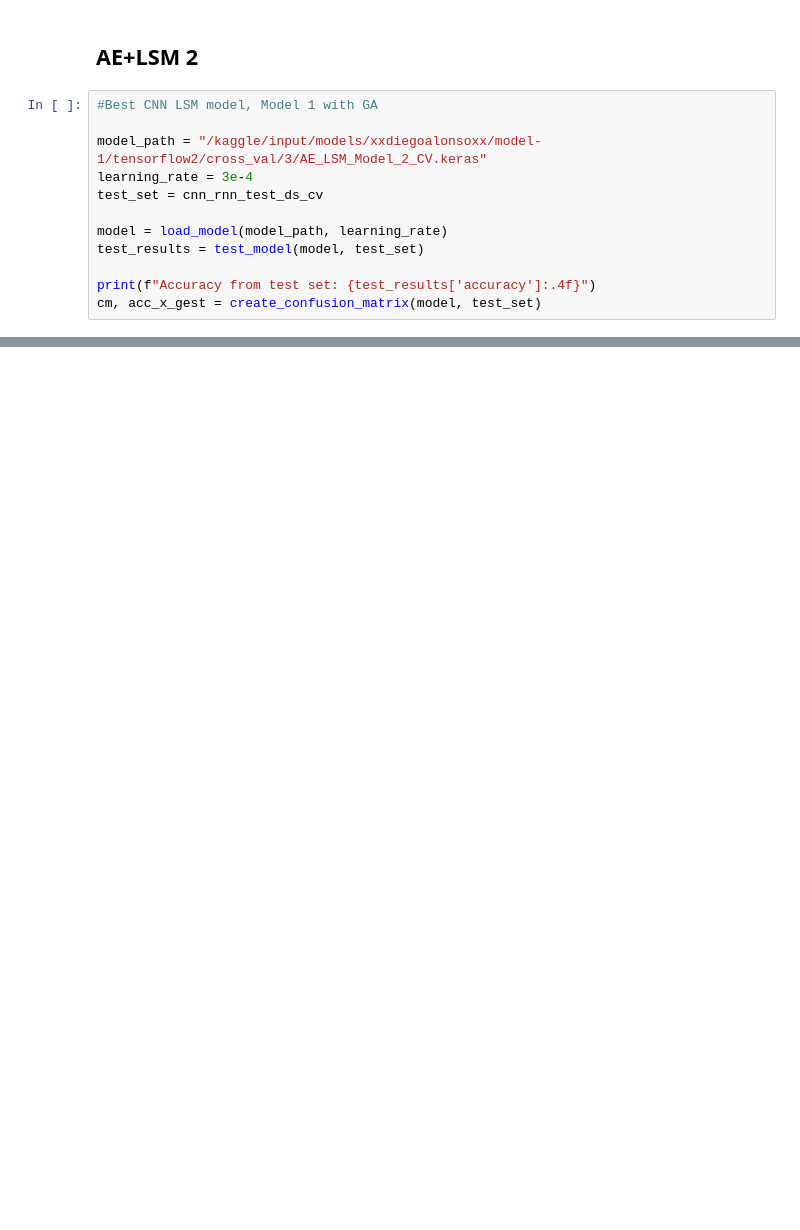
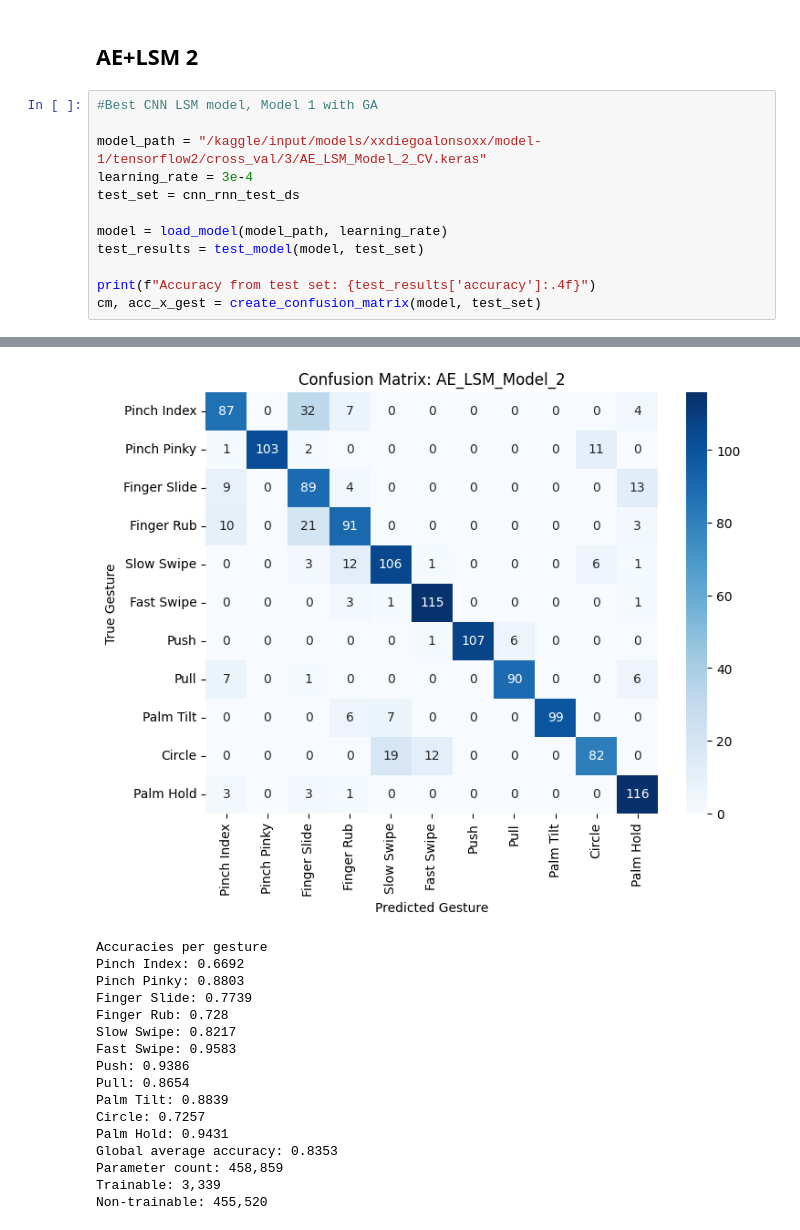
Before and after one commit to andradediana/ML4HD, a Jupyter notebook: demo-ml4hd.ipynb, the cells around one changed output, grey strips where cells are left out. Drawn from its saved outputs; the diff is of its cells as text; blank space fills up the shorter version.

```diff
--- a/demo-ml4hd.ipynb
+++ b/demo-ml4hd.ipynb
@@ -257,10 +386,11 @@ cm, acc_x_gest = create_confusion_matrix(model, test_set)
 
 model_path = "/kaggle/input/models/xxdiegoalonsoxx/model-1/tensorflow2/cross_val/3/AE_LSM_Model_2_CV.keras"
 learning_rate = 3e-4
-test_set = cnn_rnn_test_ds_cv
+test_set = cnn_rnn_test_ds
 
 model = load_model(model_path, learning_rate)
 test_results = test_model(model, test_set)
 
 print(f"Accuracy from test set: {test_results['accuracy']:.4f}")
 cm, acc_x_gest = create_confusion_matrix(model, test_set)
+# %% [output]
@@ -266,0 +400,17 @@ cm, acc_x_gest = create_confusion_matrix(model, test_set)
+[figure, added]
+Accuracies per gesture
+Pinch Index: 0.6692
+Pinch Pinky: 0.8803
+Finger Slide: 0.7739
+Finger Rub: 0.728
+Slow Swipe: 0.8217
+Fast Swipe: 0.9583
+Push: 0.9386
+Pull: 0.8654
+Palm Tilt: 0.8839
+Circle: 0.7257
+Palm Hold: 0.9431
+Global average accuracy: 0.8353
+Parameter count: 458,859
+Trainable: 3,339
+Non-trainable: 455,520
```
Also changed, not shown: parts of 10 cells of this notebook.
